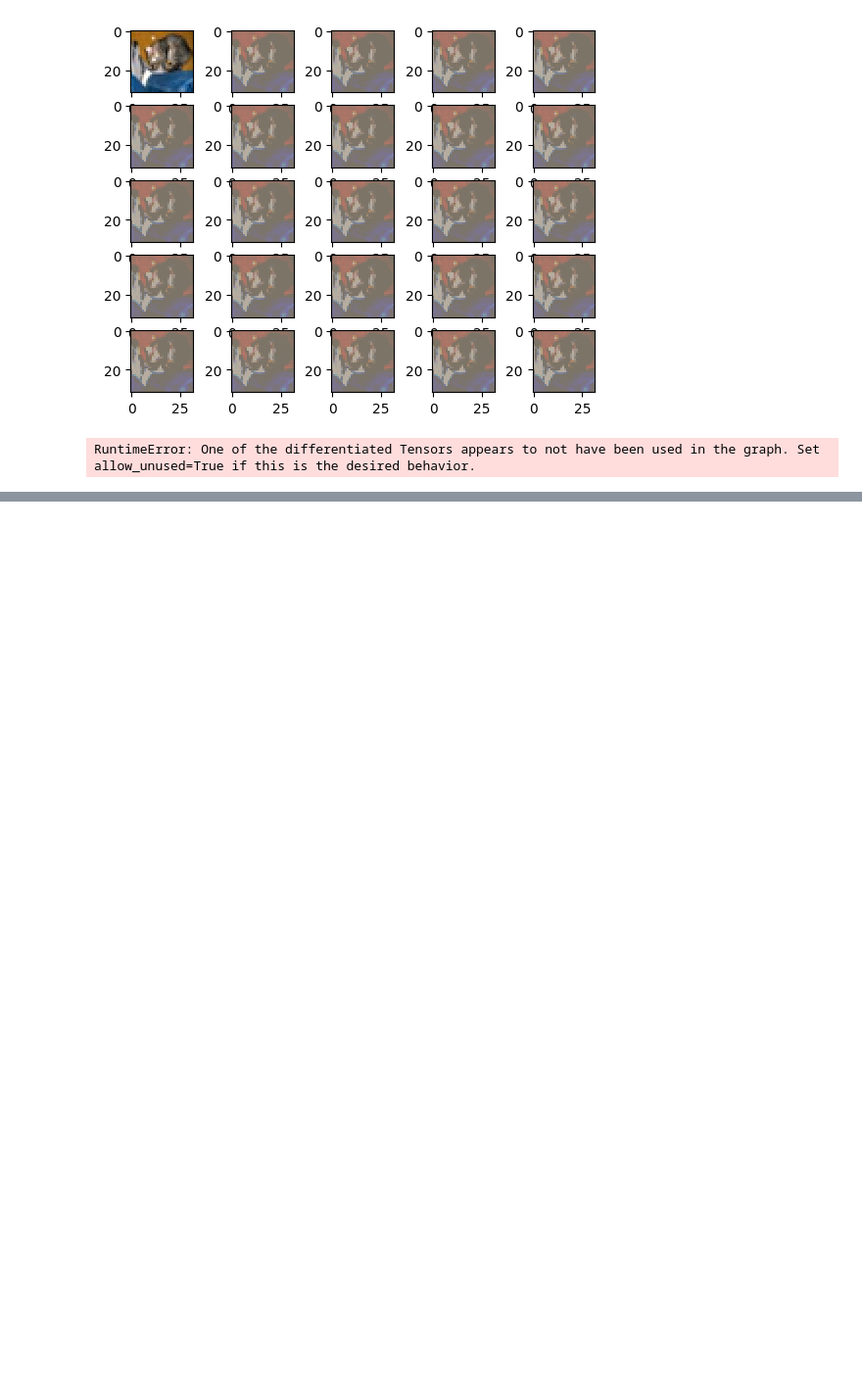
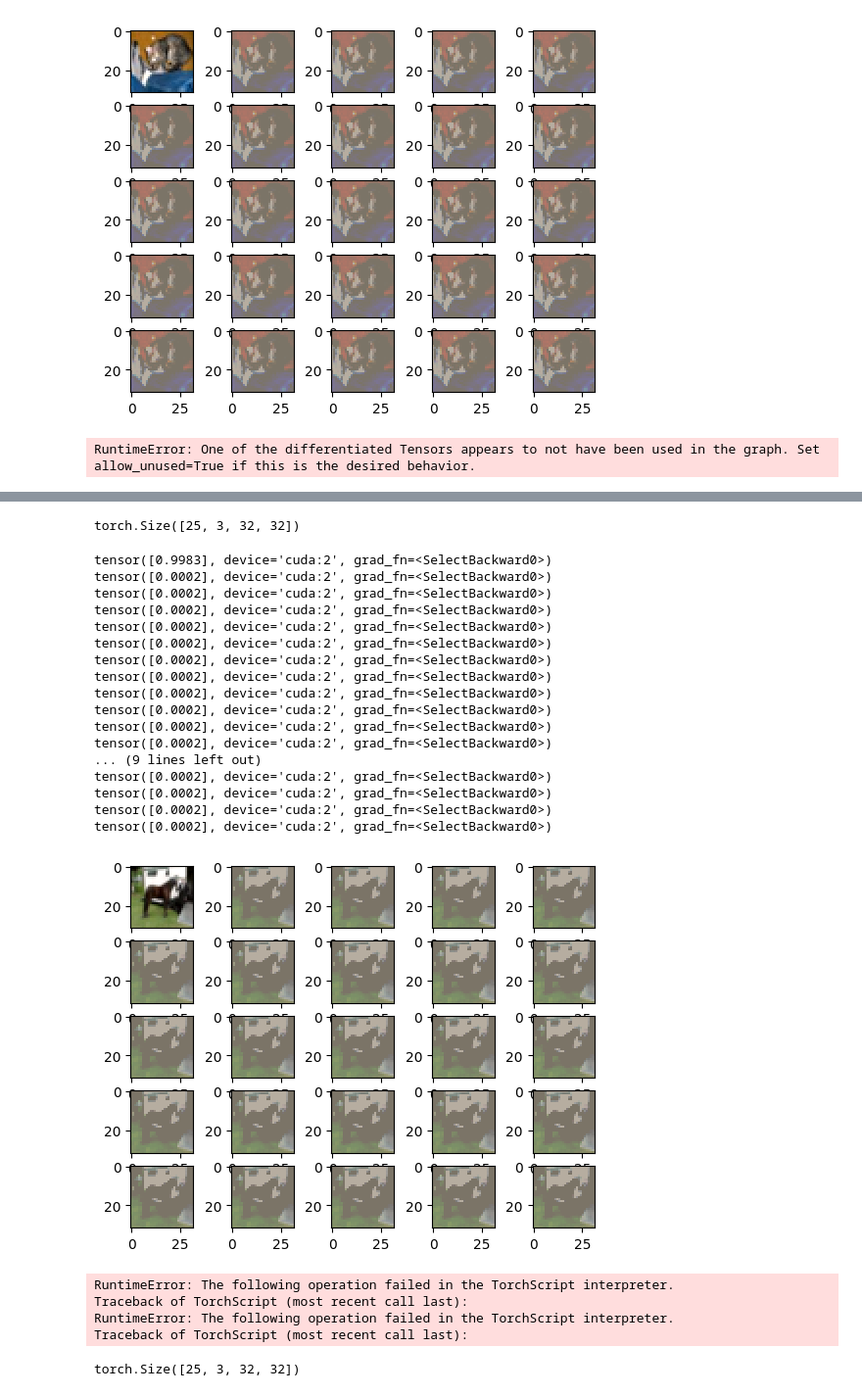
Before and after one commit to jleehun/ig_inversion, a Jupyter notebook: tasks/0526.ipynb, the cells around one changed output, grey strips where cells are left out. Shown: that part at 98% size. Saved outputs shown, nothing was run; the diff lists cells and outputs as text; code cells hidden in the pictures; blank space fills up the shorter version.

```diff
--- a/tasks/0526.ipynb
+++ b/tasks/0526.ipynb
@@ -35,6 +35,8 @@ IMAGENET_MEAN = [0.485, 0.456, 0.406]
 IMAGENET_STD  = [0.229, 0.224, 0.225]
 
 my_cmap=plt.cm.seismic(np.arange(plt.cm.seismic.N))
+
+device = 'cuda:2'
 # %%
 # https://github.com/PAIR-code/saliency/blob/master/Examples_pytorch.ipynb
 
@@ -151,11 +153,13 @@ transform = T.Compose([
                 T.Normalize(CIFAR10_STATS['mean'], CIFAR10_STATS['std'])
             ])
 
-valid_dataset = torchvision.datasets.CIFAR10(root='/root/data/cifar10', train=False, transform=transform)
-interpolation = torch.from_numpy(np.load('/root/results/cifar10/image_simple_gradient_ascent_interpolation.npy'))
+valid_dataset = torchvision.datasets.CIFAR10(root='/data8/donghun/cifar10/untracked/', train=False, transform=transform)
+# valid_dataset = torchvision.datasets.CIFAR10(root='/root/data/cifar10', train=False, transform=transform)
+# interpolation = torch.from_numpy(np.load('/root/results/cifar10/image_simple_gradient_ascent_interpolation.npy'))
 # %%
 # interpolation.shape
-model = torch.load("/root/data/cifar10/cifar10/results/densenet/script_model.pt",  map_location='cpu').eval().to('cuda:0')
+model = torch.load("/data8/donghun/cifar10/results/densenet/script_model.pt",  map_location='cpu').eval().to(device)
+# model = torch.load("/root/data/cifar10/cifar10/results/densenet/script_model.pt",  map_location='cpu').eval().to('cuda:0')
 # %%
 # from ig_pkg.utils.attribution import integrated_gradient
 
@@ -484,0 +508,4 @@ plt.tight_layout()
+# %%
+for i in range(20):
+    cw = cw_attack(model, valid_dataset[i][0], valid_dataset[i][1], device, 24, c=1, kappa=0, lr=0.01)
+    break
@@ -484,0 +530,33 @@ plt.tight_layout()
+# %%
+cw.shape
+# %% [output]
+torch.Size([25, 3, 32, 32])
+# %%
+fig, axes = plt.subplots(5, 5)
+axes_flat = axes.flat
+# my_cmap=plt.cm.seismic(np.arange(plt.cm.seismic.N))
+
+for i in range(25):
+    temp = cw[i]
+    ax = next(axes_flat)
+    print(torch.softmax(model(temp.unsqueeze(0).to(device)), dim = -1)[:, valid_dataset[20][1]])
+    ax.imshow(convert_to_img(temp))
+# %% [output]
+tensor([0.9983], device='cuda:2', grad_fn=<SelectBackward0>)
+tensor([0.0002], device='cuda:2', grad_fn=<SelectBackward0>)
+tensor([0.0002], device='cuda:2', grad_fn=<SelectBackward0>)
+tensor([0.0002], device='cuda:2', grad_fn=<SelectBackward0>)
+tensor([0.0002], device='cuda:2', grad_fn=<SelectBackward0>)
+tensor([0.0002], device='cuda:2', grad_fn=<SelectBackward0>)
+tensor([0.0002], device='cuda:2', grad_fn=<SelectBackward0>)
+tensor([0.0002], device='cuda:2', grad_fn=<SelectBackward0>)
+tensor([0.0002], device='cuda:2', grad_fn=<SelectBackward0>)
+tensor([0.0002], device='cuda:2', grad_fn=<SelectBackward0>)
+tensor([0.0002], device='cuda:2', grad_fn=<SelectBackward0>)
+tensor([0.0002], device='cuda:2', grad_fn=<SelectBackward0>)
+... (9 lines left out)
+tensor([0.0002], device='cuda:2', grad_fn=<SelectBackward0>)
+tensor([0.0002], device='cuda:2', grad_fn=<SelectBackward0>)
+tensor([0.0002], device='cuda:2', grad_fn=<SelectBackward0>)
+tensor([0.0002], device='cuda:2', grad_fn=<SelectBackward0>)
+[figure, added]
@@ -484,0 +659,20 @@ plt.tight_layout()
+# %%
+ch = []
+scc =[]
+for i in range(10): #1078
+    img, label = valid_dataset[i]
+    img = img.to(device)
+    intep = cw_l2_attack1(model, img, label, device, c=1e-4, kappa=0, iter=24, learning_rate=0.01)
+    ch.append(intep.detach().cpu())
+    logit = model(intep.to(device))
+    score = torch.softmax(logit, dim=-1)
+    sc = torch.mean(score[:, label])
+    # print(sc)
+    scc.append(sc)
+
+# print(sum(ch) / 11)
+# %% [output]
+RuntimeError: The following operation failed in the TorchScript interpreter.
+Traceback of TorchScript (most recent call last):
+RuntimeError: The following operation failed in the TorchScript interpreter.
+Traceback of TorchScript (most recent call last):
@@ -484,0 +684,5 @@ plt.tight_layout()
+# %%
+# inte = torch.stack(inte)
+inte.shape
+# %% [output]
+torch.Size([25, 3, 32, 32])
```
Also changed, not shown: parts of 12 cells of this notebook, 4 other files.
